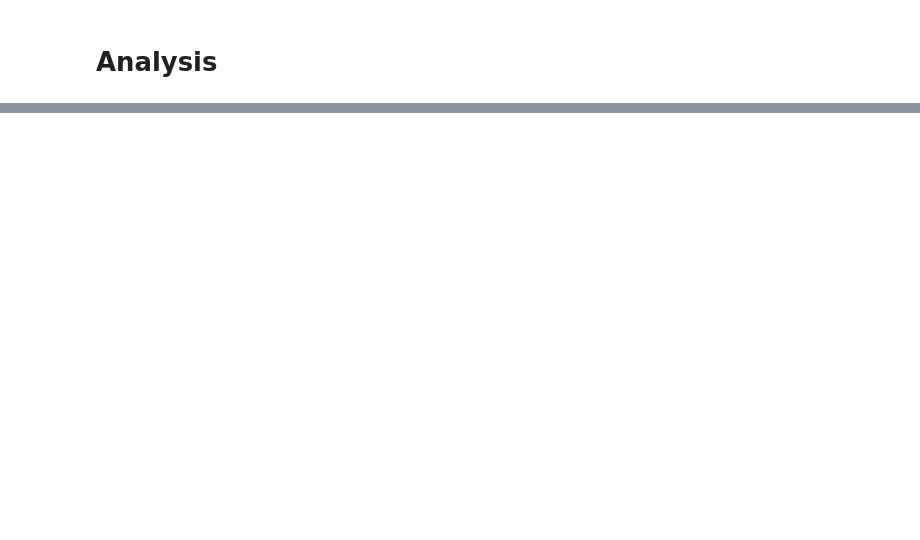
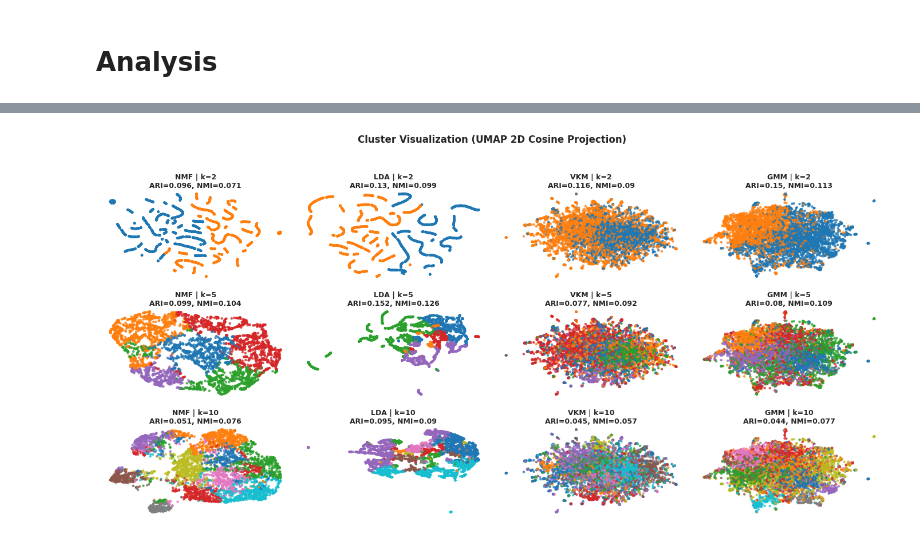
Before and after one commit to LeonSavi/ADS-DW4, a Jupyter notebook: job.ipynb, the cells around one changed output, grey strips where cells are left out. Cells and saved outputs as stored; diff of their text form; code cells hidden in the pictures; blank space fills up the shorter version.

```diff
--- a/job.ipynb
+++ b/job.ipynb
@@ -696,0 +1012,4 @@ comparison_charts(comparisons,svd=svd)
+# %%
+cluster_charts(ml_dct=dct_models,models=test_models,umap_metric ='cosine', svd=svd)
+# %% [output]
+[figure, added]
```
Also changed, not shown: parts of 14 cells of this notebook, 22 other files.
